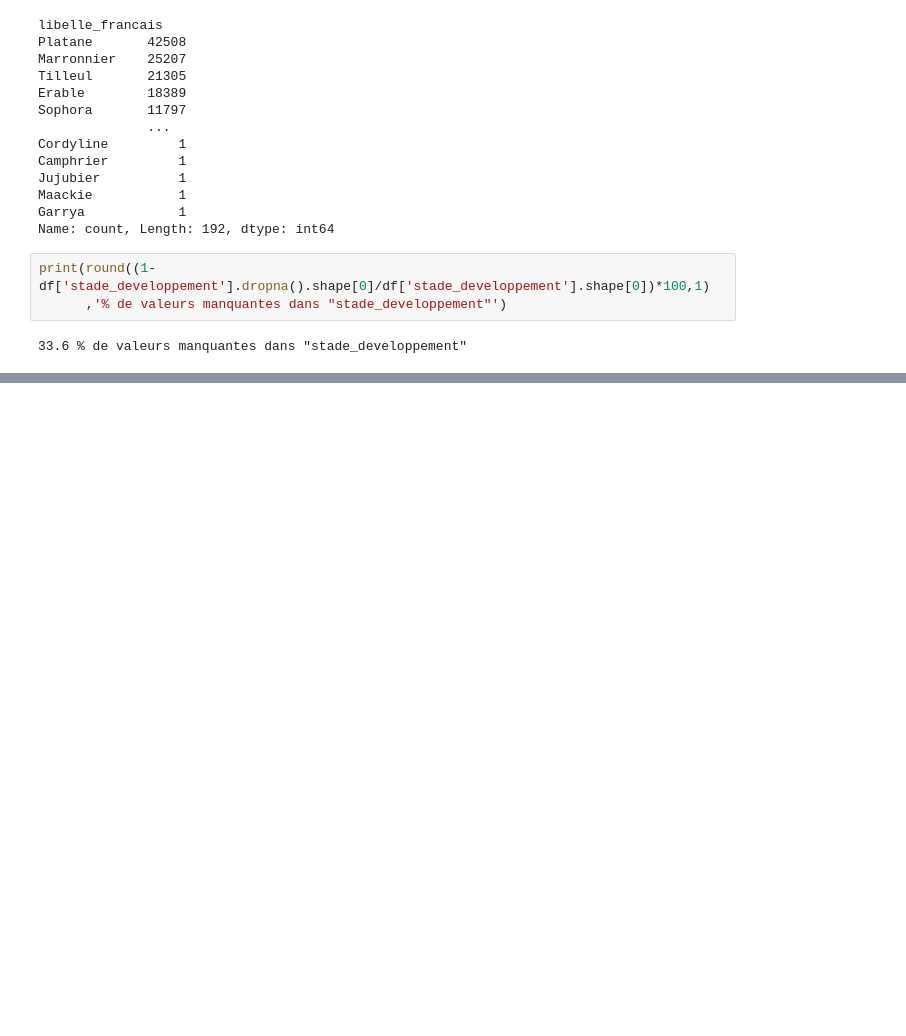
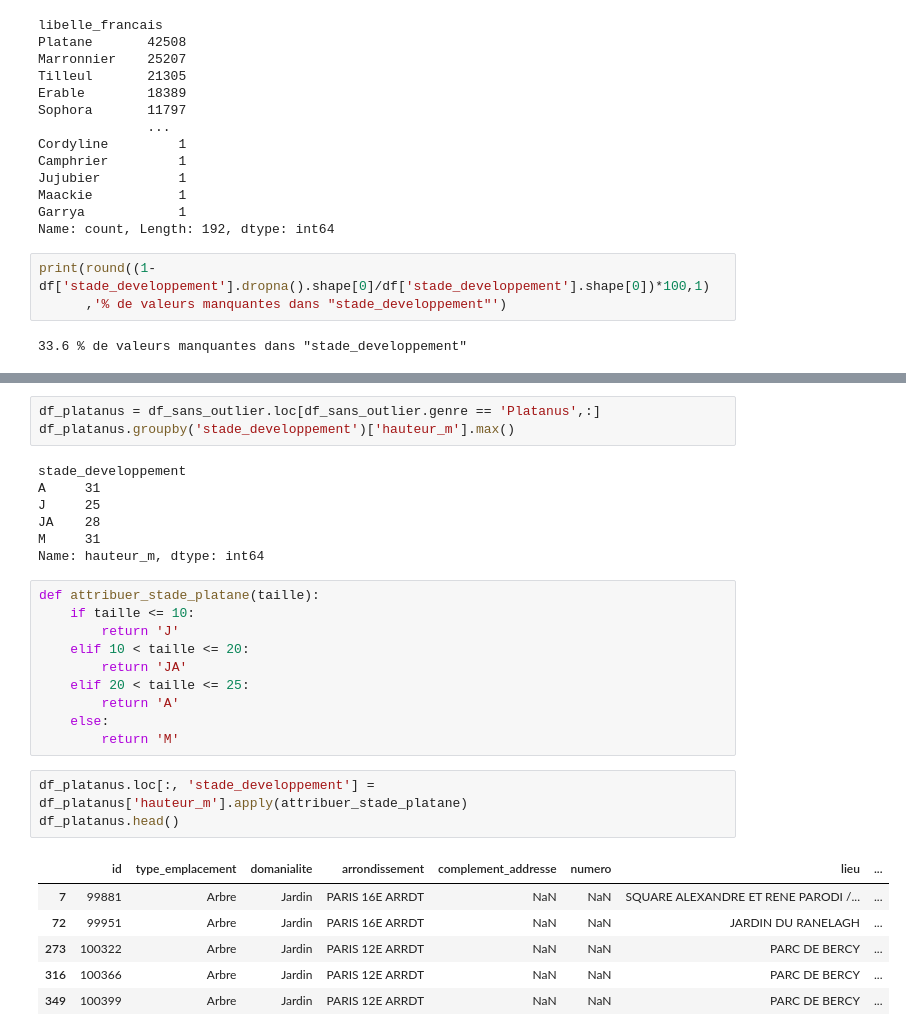
Before and after one commit to Antho-SJ/paris-trees, a Jupyter notebook: anthonySj.ipynb, the cells around one changed output, grey strips where cells are left out. Saved outputs shown, nothing was run; the diff lists cells and outputs as text; blank space fills up the shorter version.

Commit message:
imputation du stade de dev du platane

```diff
--- a/anthonySj.ipynb
+++ b/anthonySj.ipynb
@@ -146,0 +176,30 @@ Il y a beaucoup de valeurs manquantes dans cette colonne, elle va être difficil
+# %%
+df_platanus = df_sans_outlier.loc[df_sans_outlier.genre == 'Platanus',:]
+df_platanus.groupby('stade_developpement')['hauteur_m'].max()
+# %% [output]
+stade_developpement
+A     31
+J     25
+JA    28
+M     31
+Name: hauteur_m, dtype: int64
+# %%
+def attribuer_stade_platane(taille):
+    if taille <= 10:
+        return 'J'
+    elif 10 < taille <= 20:
+        return 'JA'
+    elif 20 < taille <= 25:
+        return 'A'
+    else:
+        return 'M'
+# %%
+df_platanus.loc[:, 'stade_developpement'] = df_platanus['hauteur_m'].apply(attribuer_stade_platane)
+df_platanus.head()
+# %% [output]
+|  | id | type_emplacement | domanialite | arrondissement | complement_addresse | numero | lieu | ... |
+| 7 | 99881 | Arbre | Jardin | PARIS 16E ARRDT | NaN | NaN | SQUARE ALEXANDRE ET RENE PARODI /... | ... |
+| 72 | 99951 | Arbre | Jardin | PARIS 16E ARRDT | NaN | NaN | JARDIN DU RANELAGH | ... |
+| 273 | 100322 | Arbre | Jardin | PARIS 12E ARRDT | NaN | NaN | PARC DE BERCY | ... |
+| 316 | 100366 | Arbre | Jardin | PARIS 12E ARRDT | NaN | NaN | PARC DE BERCY | ... |
+| 349 | 100399 | Arbre | Jardin | PARIS 12E ARRDT | NaN | NaN | PARC DE BERCY | ... |
```
Also changed, not shown: parts of 6 cells of this notebook.
